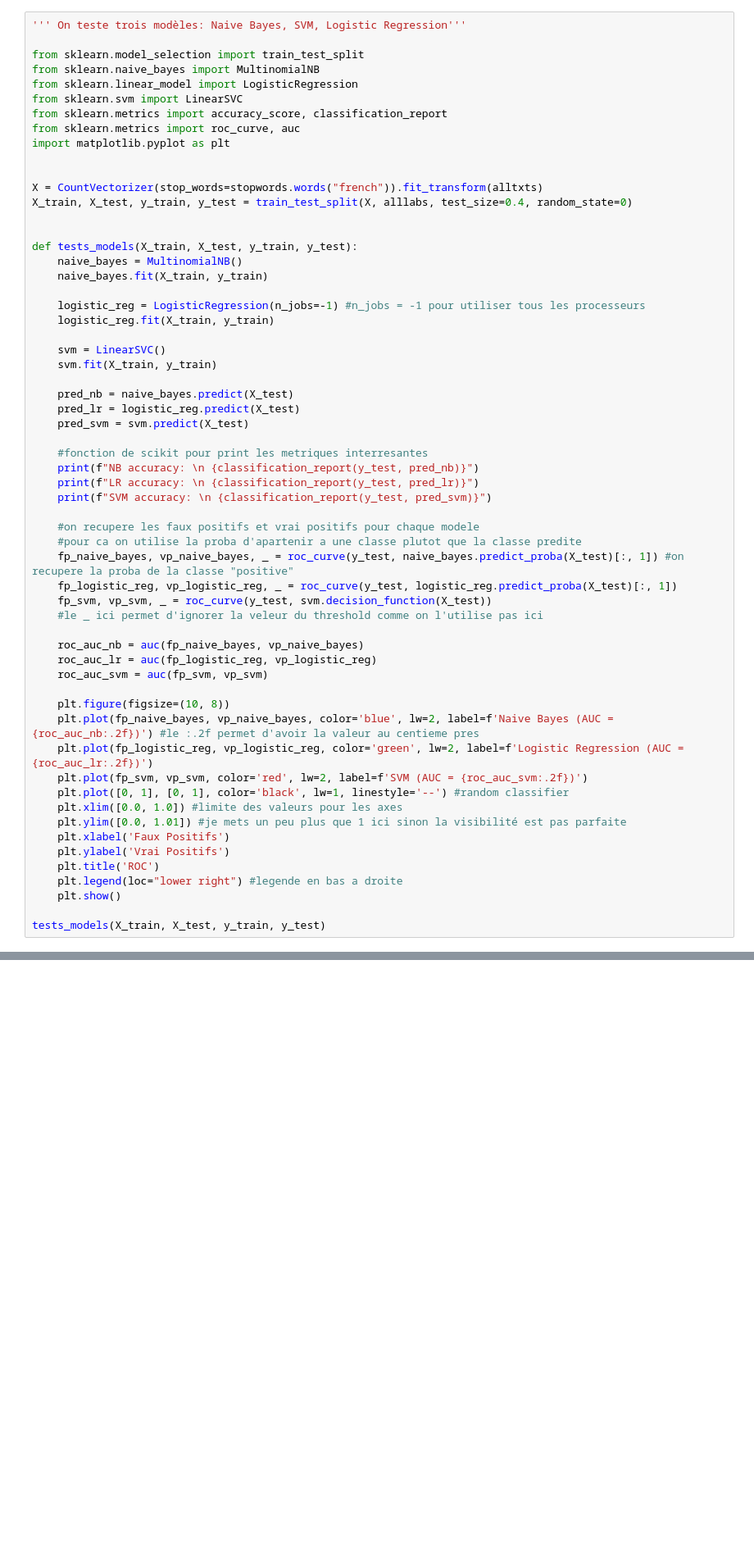
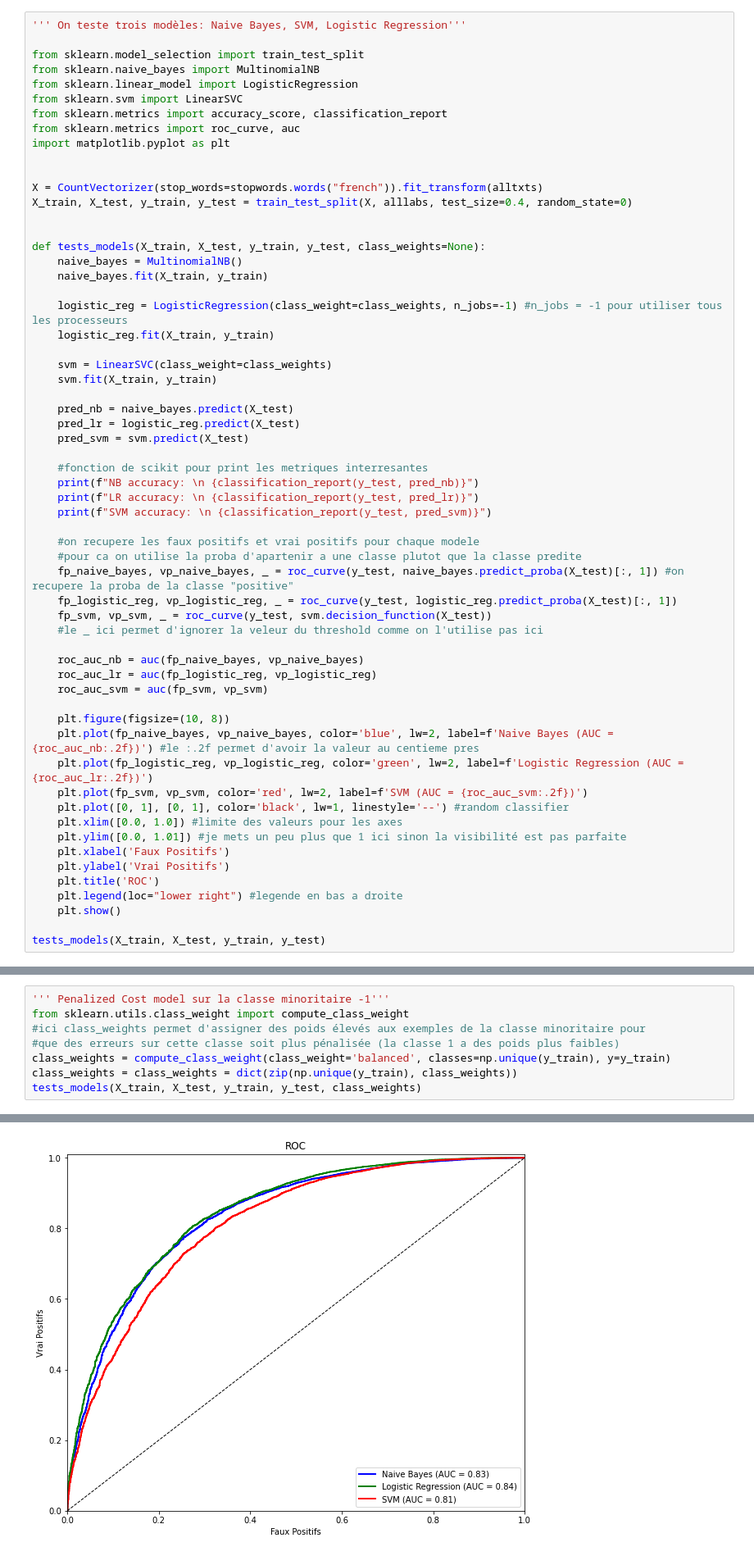
Before and after one commit to TitouanUniLu/projet-RI, a Jupyter notebook: Projet/1_1-BoW-Project.ipynb, the cells around one changed output, grey strips where cells are left out. Shown at 82% size. Cells and saved outputs as stored; diff of their text form; blank space fills up the shorter version.

Commit message:
petite partie sur penalized cost

```diff
--- a/Projet/1_1-BoW-Project.ipynb
+++ b/Projet/1_1-BoW-Project.ipynb
@@ -443,14 +443,14 @@ X = CountVectorizer(stop_words=stopwords.words("french")).fit_transform(alltxts)
 X_train, X_test, y_train, y_test = train_test_split(X, alllabs, test_size=0.4, random_state=0)
 
 
-def tests_models(X_train, X_test, y_train, y_test):
+def tests_models(X_train, X_test, y_train, y_test, class_weights=None):
     naive_bayes = MultinomialNB()
     naive_bayes.fit(X_train, y_train)
 
-    logistic_reg = LogisticRegression(n_jobs=-1) #n_jobs = -1 pour utiliser tous les processeurs
+    logistic_reg = LogisticRegression(class_weight=class_weights, n_jobs=-1) #n_jobs = -1 pour utiliser tous les processeurs
     logistic_reg.fit(X_train, y_train)
 
-    svm = LinearSVC()
+    svm = LinearSVC(class_weight=class_weights)
     svm.fit(X_train, y_train)
 
     pred_nb = naive_bayes.predict(X_test)
@@ -620,0 +643,9 @@ Nombre d'éléments de la classe 1 après under sampling: 4525
+# %%
+''' Penalized Cost model sur la classe minoritaire -1'''
+from sklearn.utils.class_weight import compute_class_weight
+#ici class_weights permet d'assigner des poids élevés aux exemples de la classe minoritaire pour
+#que des erreurs sur cette classe soit plus pénalisée (la classe 1 a des poids plus faibles)
+class_weights = compute_class_weight(class_weight='balanced', classes=np.unique(y_train), y=y_train)
+class_weights = class_weights = dict(zip(np.unique(y_train), class_weights))
+tests_models(X_train, X_test, y_train, y_test, class_weights)
+# %% [output]
@@ -620,0 +669 @@ Nombre d'éléments de la classe 1 après under sampling: 4525
+[figure, added]
```
Also changed, not shown: parts of 5 cells of this notebook.
